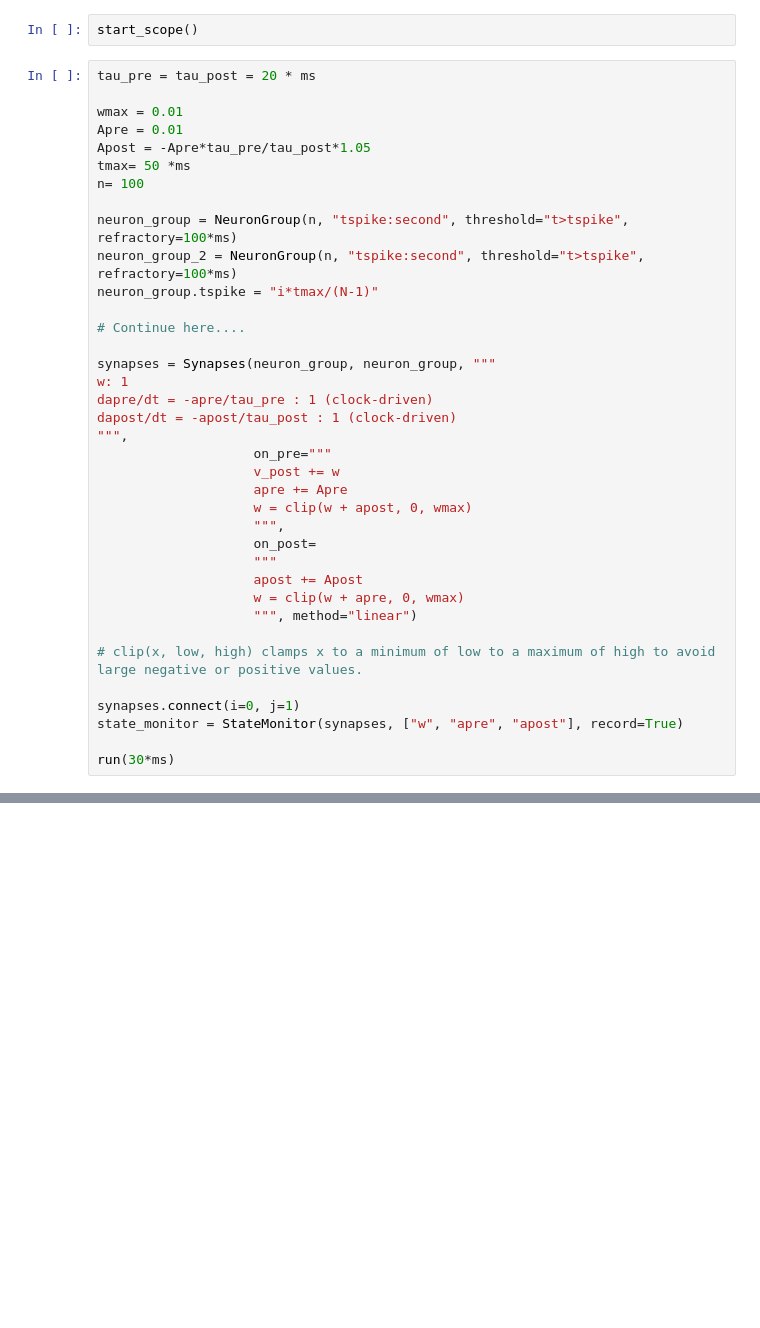
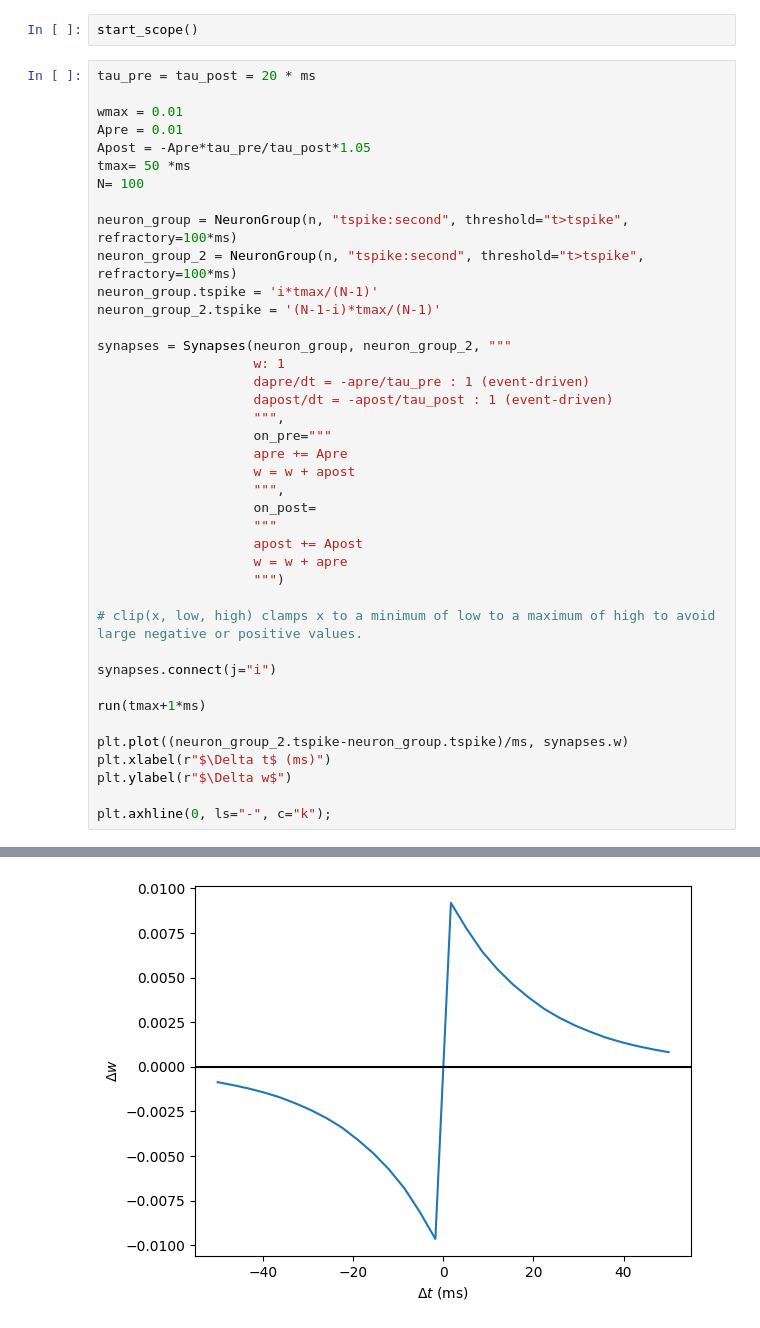
Before and after one commit to pedropalaciosjr/Brian2-Tutorials, a Jupyter notebook: tutorial_2.ipynb, the cells around one changed output, grey strips where cells are left out. Saved outputs shown, nothing was run; the diff lists cells and outputs as text; blank space fills up the shorter version.

```diff
--- a/tutorial_2.ipynb
+++ b/tutorial_2.ipynb
@@ -239,33 +239,37 @@ wmax = 0.01
 Apre = 0.01
 Apost = -Apre*tau_pre/tau_post*1.05
 tmax= 50 *ms
-n= 100
+N= 100
 
 neuron_group = NeuronGroup(n, "tspike:second", threshold="t>tspike", refractory=100*ms)
 neuron_group_2 = NeuronGroup(n, "tspike:second", threshold="t>tspike", refractory=100*ms)
-neuron_group.tspike = "i*tmax/(N-1)"
+neuron_group.tspike = 'i*tmax/(N-1)'
+neuron_group_2.tspike = '(N-1-i)*tmax/(N-1)'
 
-# Continue here....
-
-synapses = Synapses(neuron_group, neuron_group, """
-w: 1
-dapre/dt = -apre/tau_pre : 1 (clock-driven)
-dapost/dt = -apost/tau_post : 1 (clock-driven)
-""",
+synapses = Synapses(neuron_group, neuron_group_2, """
+                    w: 1
+                    dapre/dt = -apre/tau_pre : 1 (event-driven)
+                    dapost/dt = -apost/tau_post : 1 (event-driven)
+                    """,
                     on_pre="""
-                    v_post += w
                     apre += Apre
-                    w = clip(w + apost, 0, wmax)
+                    w = w + apost
                     """,
                     on_post=
                     """
                     apost += Apost
-                    w = clip(w + apre, 0, wmax)
-                    """, method="linear")
+                    w = w + apre
+                    """)
 
 # clip(x, low, high) clamps x to a minimum of low to a maximum of high to avoid large negative or positive values.
 
-synapses.connect(i=0, j=1)
-state_monitor = StateMonitor(synapses, ["w", "apre", "apost"], record=True)
+synapses.connect(j="i")
 
-run(30*ms)
+run(tmax+1*ms)
+
+plt.plot((neuron_group_2.tspike-neuron_group.tspike)/ms, synapses.w)
+plt.xlabel(r"$\Delta t$ (ms)")
+plt.ylabel(r"$\Delta w$")
+
+plt.axhline(0, ls="-", c="k");
+# %% [output]
@@ -271,0 +278 @@ run(30*ms)
+[figure, added]
```
Also changed, not shown: parts of 3 cells of this notebook, 1 other file.
